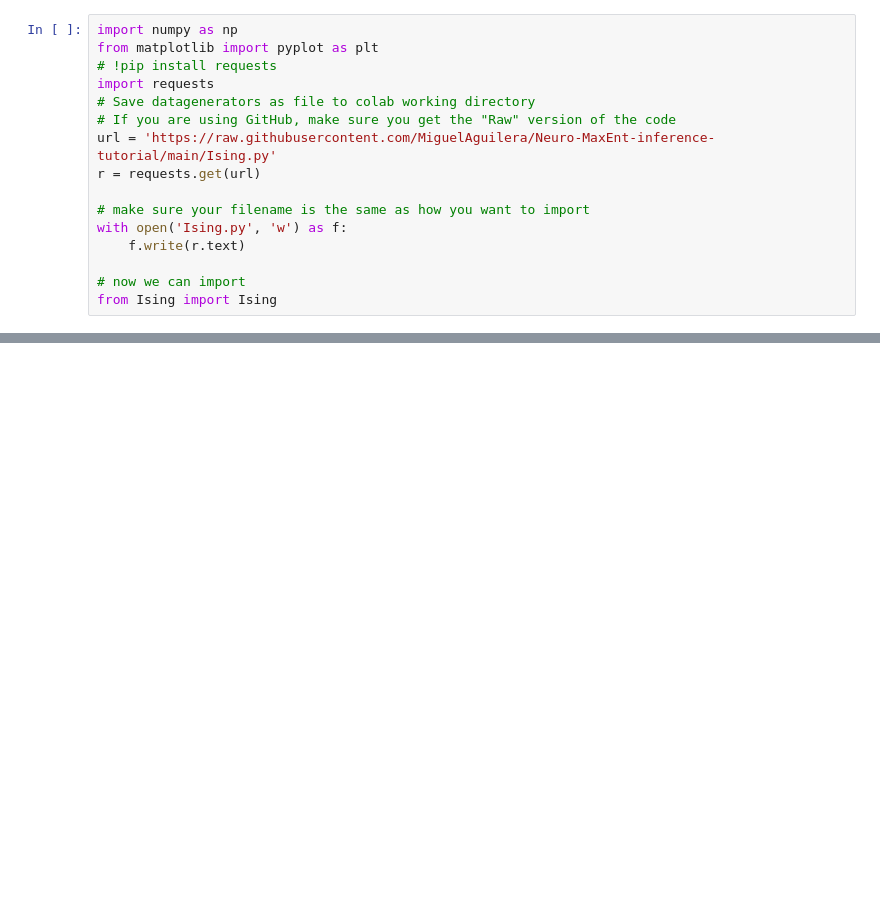
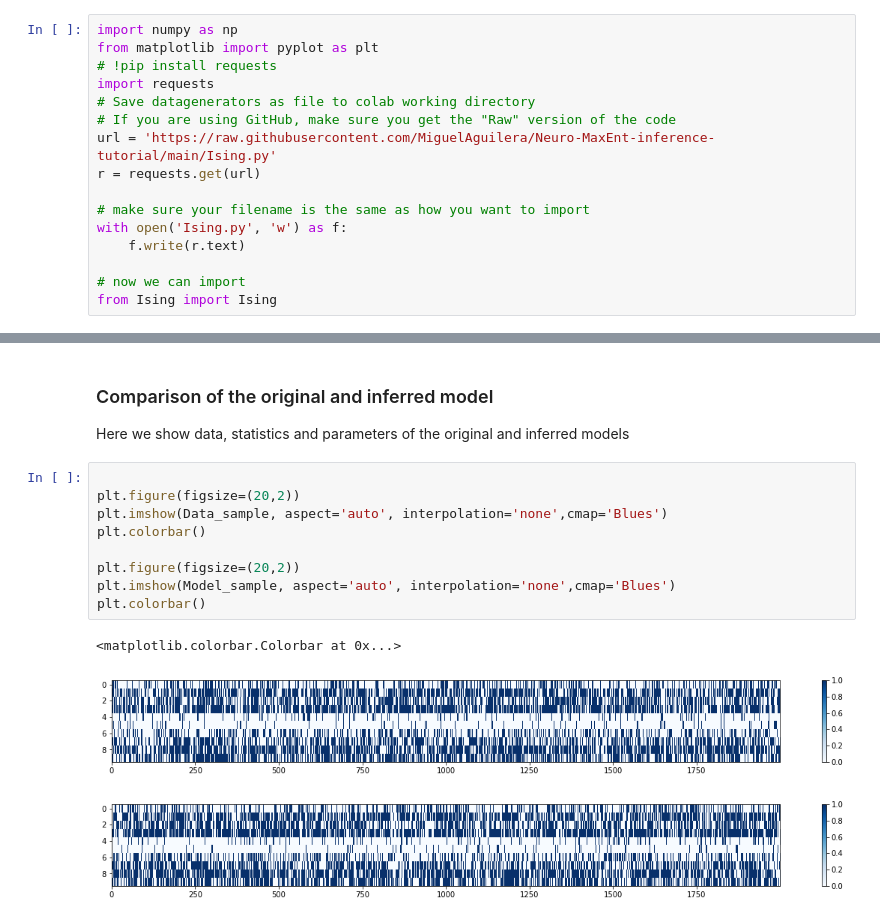
Before and after one commit to MiguelAguilera/Neuro-MaxEnt-inference-tutorial, a Jupyter notebook: Spike_train_learning.ipynb, the cells around one changed output, grey strips where cells are left out. Cells and saved outputs as stored; diff of their text form; blank space fills up the shorter version.

```diff
--- a/Spike_train_learning.ipynb
+++ b/Spike_train_learning.ipynb
@@ -189,0 +125,17 @@ plt.colorbar()
+# %% [markdown]
+### Comparison of the original and inferred model
+
+Here we show data, statistics and parameters of the original and inferred models
+# %%
+
+plt.figure(figsize=(20,2))
+plt.imshow(Data_sample, aspect='auto', interpolation='none',cmap='Blues')
+plt.colorbar()
+
+plt.figure(figsize=(20,2))
+plt.imshow(Model_sample, aspect='auto', interpolation='none',cmap='Blues')
+plt.colorbar()
+# %% [output]
+<matplotlib.colorbar.Colorbar at 0x...>
+[figure, added]
+[figure, added]
```
Also changed, not shown: parts of 10 cells of this notebook.
